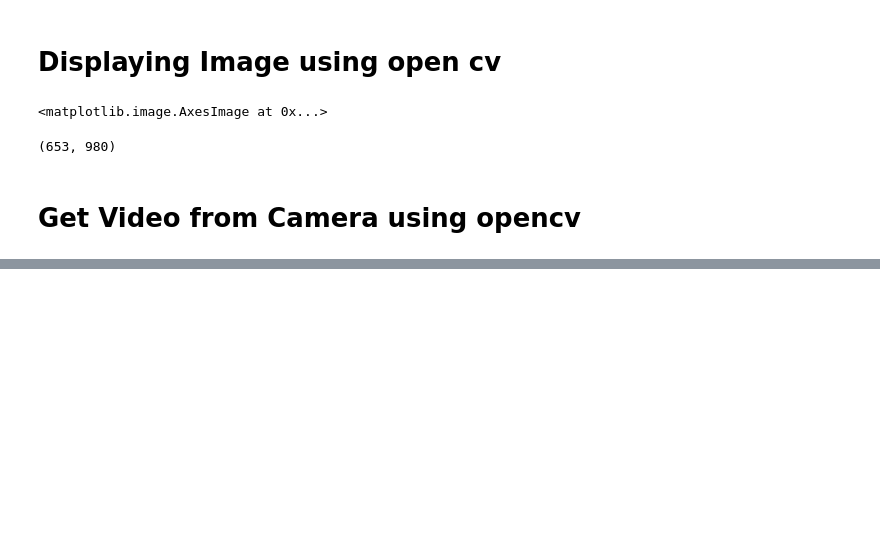
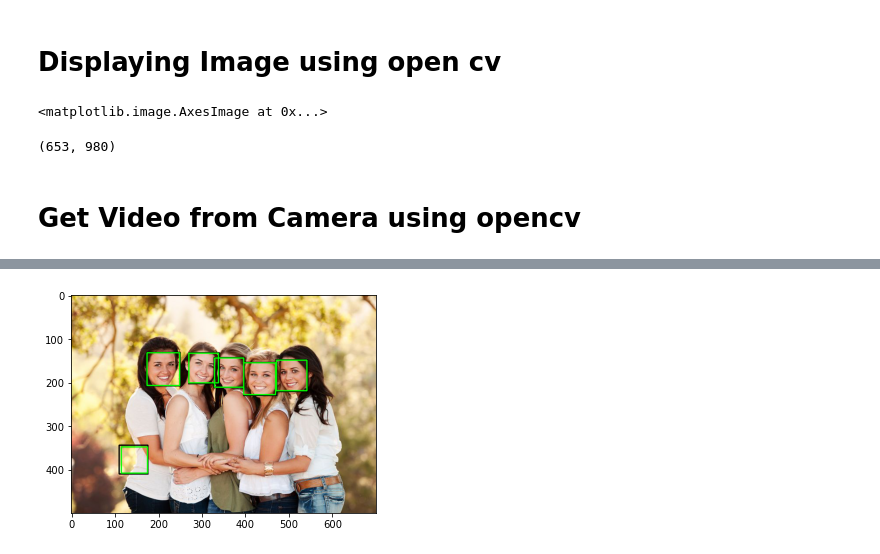
Before and after one commit to Nishimirwe/python_for_dataScience_one, a Jupyter notebook: OpencCV Library/Open CV Learnings.ipynb, the cells around one changed output, grey strips where cells are left out. Saved outputs shown, nothing was run; the diff lists cells and outputs as text; code cells hidden in the pictures; blank space fills up the shorter version.

```diff
--- a/OpencCV Library/Open CV Learnings.ipynb
+++ b/OpencCV Library/Open CV Learnings.ipynb
@@ -119,0 +174,5 @@ cv2.destroyAllWindows()
+# %%
+plt.imshow(img)
+plt.show()
+# %% [output]
+[figure, added]
```
Also changed, not shown: parts of 12 cells of this notebook, 2 other files.
